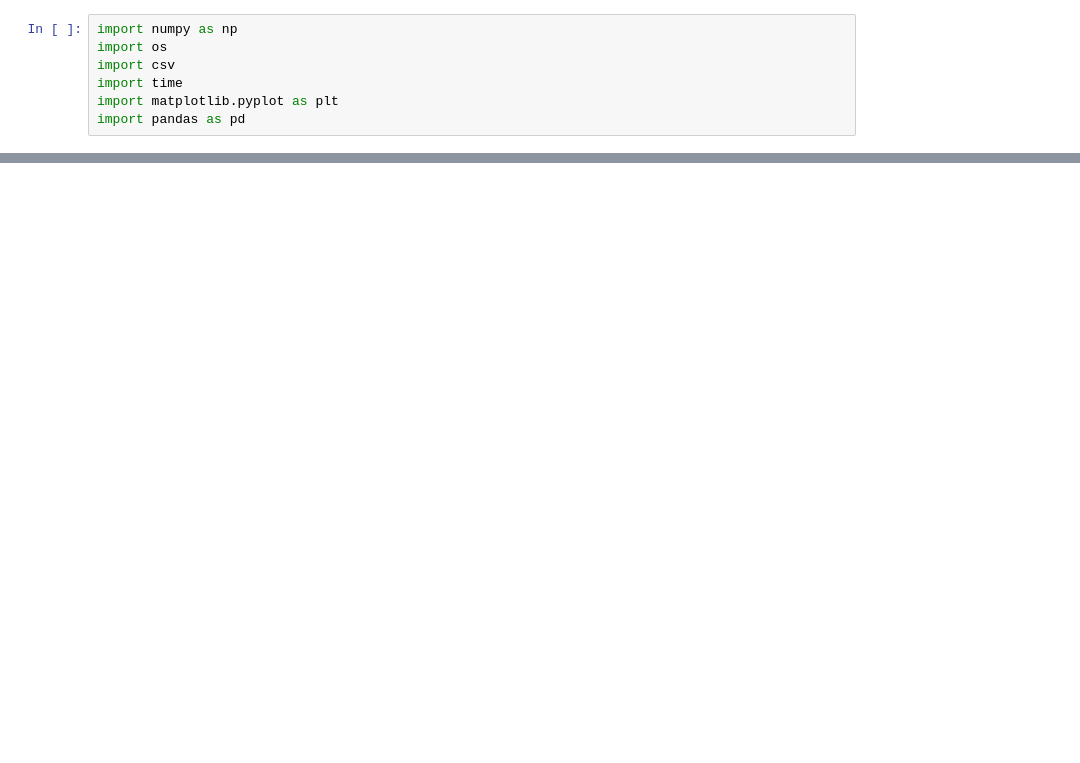
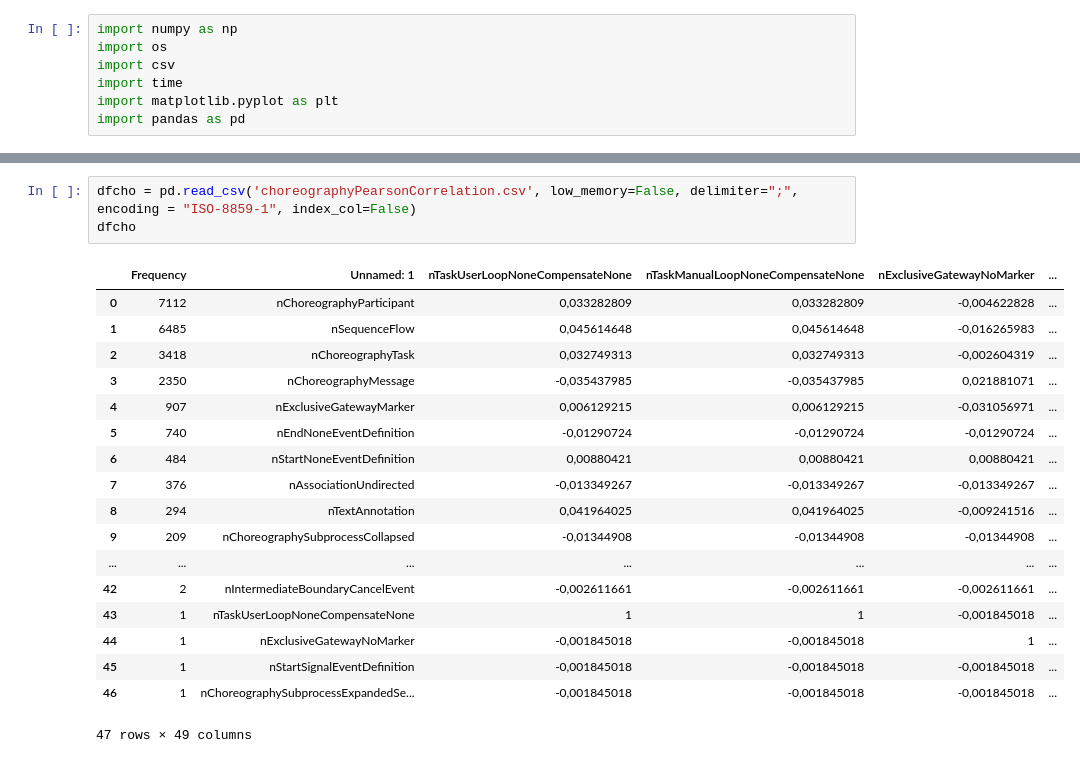
Before and after one commit to PROSLab/BPMN-Analytics, a Jupyter notebook: Correlation between pairs of BPMN elements/BPMNPearsonCorrelation.ipynb, the cells around one changed output, grey strips where cells are left out. Cells and saved outputs as stored; diff of their text form; blank space fills up the shorter version.

```diff
--- a/Correlation between pairs of BPMN elements/BPMNPearsonCorrelation.ipynb
+++ b/Correlation between pairs of BPMN elements/BPMNPearsonCorrelation.ipynb
@@ -27,0 +46,22 @@ for index, element in enumerate(df):
+# %%
+dfcho = pd.read_csv('choreographyPearsonCorrelation.csv', low_memory=False, delimiter=";", encoding = "ISO-8859-1", index_col=False)
+dfcho
+# %% [output]
+|  | Frequency | Unnamed: 1 | nTaskUserLoopNoneCompensateNone | nTaskManualLoopNoneCompensateNone | nExclusiveGatewayNoMarker | ... |
+| 0 | 7112 | nChoreographyParticipant | 0,033282809 | 0,033282809 | -0,004622828 | ... |
+| 1 | 6485 | nSequenceFlow | 0,045614648 | 0,045614648 | -0,016265983 | ... |
+| 2 | 3418 | nChoreographyTask | 0,032749313 | 0,032749313 | -0,002604319 | ... |
+| 3 | 2350 | nChoreographyMessage | -0,035437985 | -0,035437985 | 0,021881071 | ... |
+| 4 | 907 | nExclusiveGatewayMarker | 0,006129215 | 0,006129215 | -0,031056971 | ... |
+| 5 | 740 | nEndNoneEventDefinition | -0,01290724 | -0,01290724 | -0,01290724 | ... |
+| 6 | 484 | nStartNoneEventDefinition | 0,00880421 | 0,00880421 | 0,00880421 | ... |
+| 7 | 376 | nAssociationUndirected | -0,013349267 | -0,013349267 | -0,013349267 | ... |
+| 8 | 294 | nTextAnnotation | 0,041964025 | 0,041964025 | -0,009241516 | ... |
+| 9 | 209 | nChoreographySubprocessCollapsed | -0,01344908 | -0,01344908 | -0,01344908 | ... |
+| ... | ... | ... | ... | ... | ... | ... |
+| 42 | 2 | nIntermediateBoundaryCancelEvent | -0,002611661 | -0,002611661 | -0,002611661 | ... |
+| 43 | 1 | nTaskUserLoopNoneCompensateNone | 1 | 1 | -0,001845018 | ... |
+| 44 | 1 | nExclusiveGatewayNoMarker | -0,001845018 | -0,001845018 | 1 | ... |
+| 45 | 1 | nStartSignalEventDefinition | -0,001845018 | -0,001845018 | -0,001845018 | ... |
+| 46 | 1 | nChoreographySubprocessExpandedSe... | -0,001845018 | -0,001845018 | -0,001845018 | ... |
+47 rows × 49 columns
```
Also changed, not shown: parts of 3 cells of this notebook.
